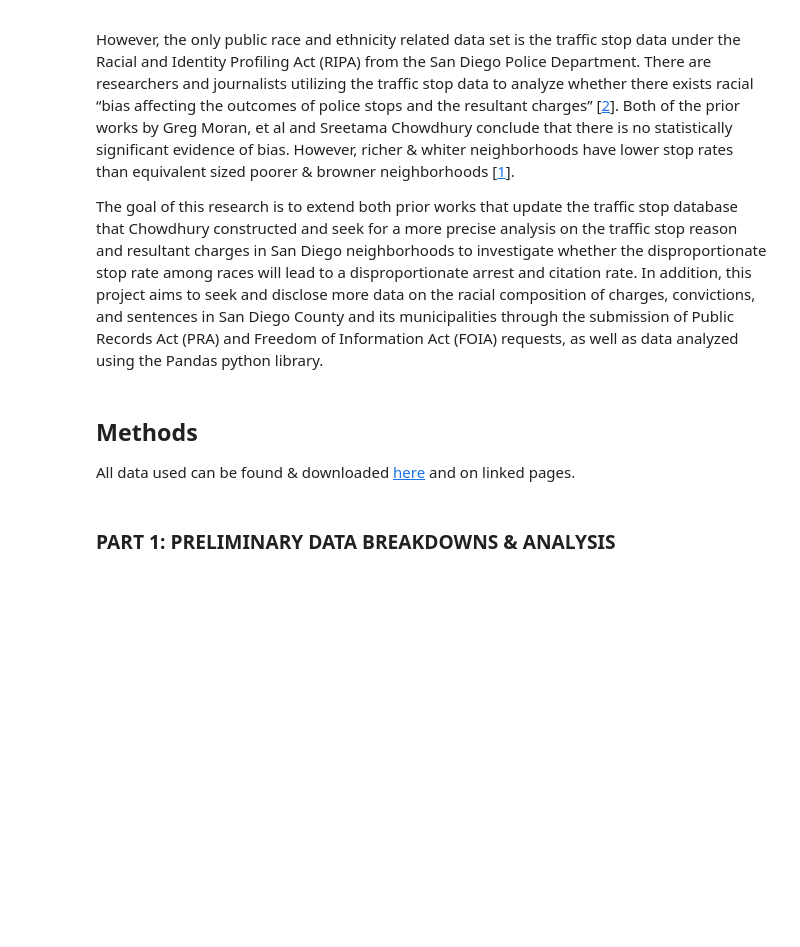
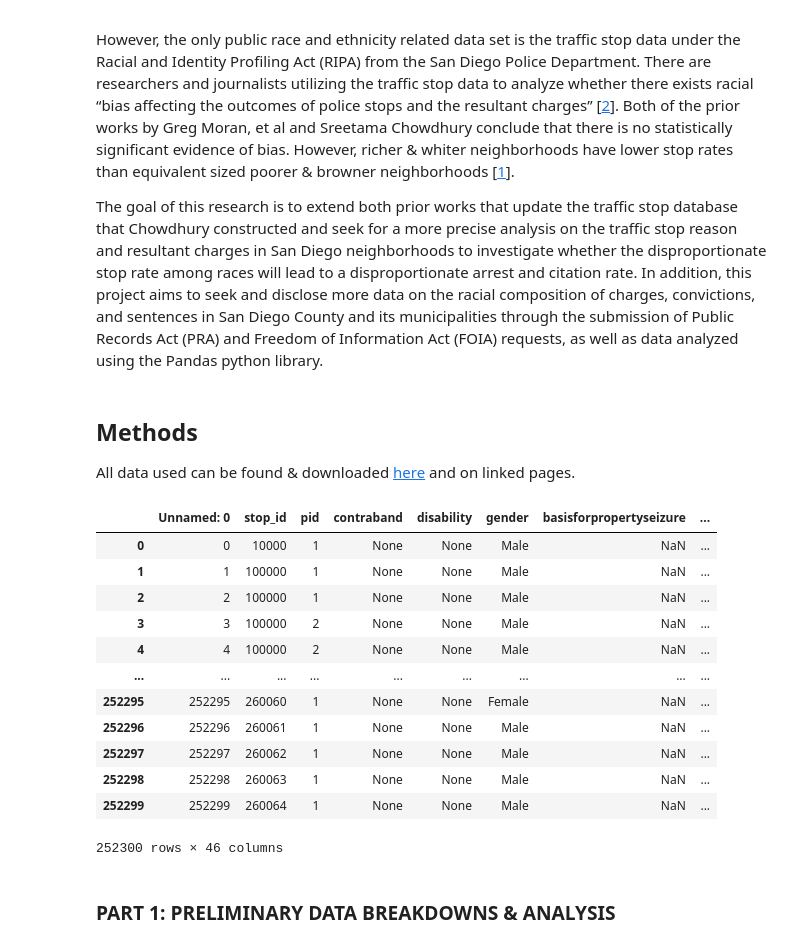
Before and after one commit to FleischerResearchLab/CRJA-analysis, a Jupyter notebook: src/Advanced Analysis of CRJA.ipynb, the cells around one changed output. Saved outputs shown, nothing was run; the diff lists cells and outputs as text; code cells hidden in the pictures; blank space fills up the shorter version.

```diff
--- a/src/Advanced Analysis of CRJA.ipynb
+++ b/src/Advanced Analysis of CRJA.ipynb
@@ -80,6 +80,22 @@ from astral.sun import sun
 # result_df.to_csv('df.csv')
 # %%
 result_df = pd.read_csv('df.csv')
+# %%
+result_df
+# %% [output]
+|  | Unnamed: 0 | stop_id | pid | contraband | disability | gender | basisforpropertyseizure | ... |
+| 0 | 0 | 10000 | 1 | None | None | Male | NaN | ... |
+| 1 | 1 | 100000 | 1 | None | None | Male | NaN | ... |
+| 2 | 2 | 100000 | 1 | None | None | Male | NaN | ... |
+| 3 | 3 | 100000 | 2 | None | None | Male | NaN | ... |
+| 4 | 4 | 100000 | 2 | None | None | Male | NaN | ... |
+| ... | ... | ... | ... | ... | ... | ... | ... | ... |
+| 252295 | 252295 | 260060 | 1 | None | None | Female | NaN | ... |
+| 252296 | 252296 | 260061 | 1 | None | None | Male | NaN | ... |
+| 252297 | 252297 | 260062 | 1 | None | None | Male | NaN | ... |
+| 252298 | 252298 | 260063 | 1 | None | None | Male | NaN | ... |
+| 252299 | 252299 | 260064 | 1 | None | None | Male | NaN | ... |
+252300 rows × 46 columns
 # %% [markdown]
 ### PART 1: PRELIMINARY DATA BREAKDOWNS & ANALYSIS
 # %%
```
Also changed, not shown: parts of 37 cells of this notebook.
